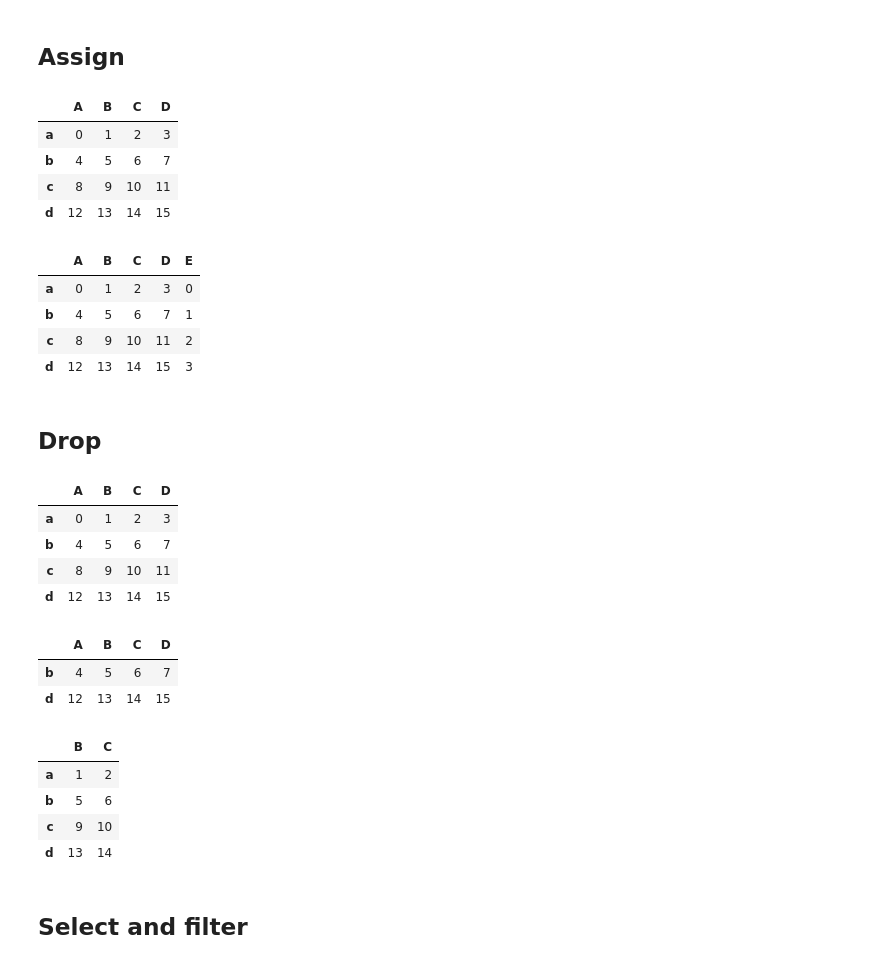
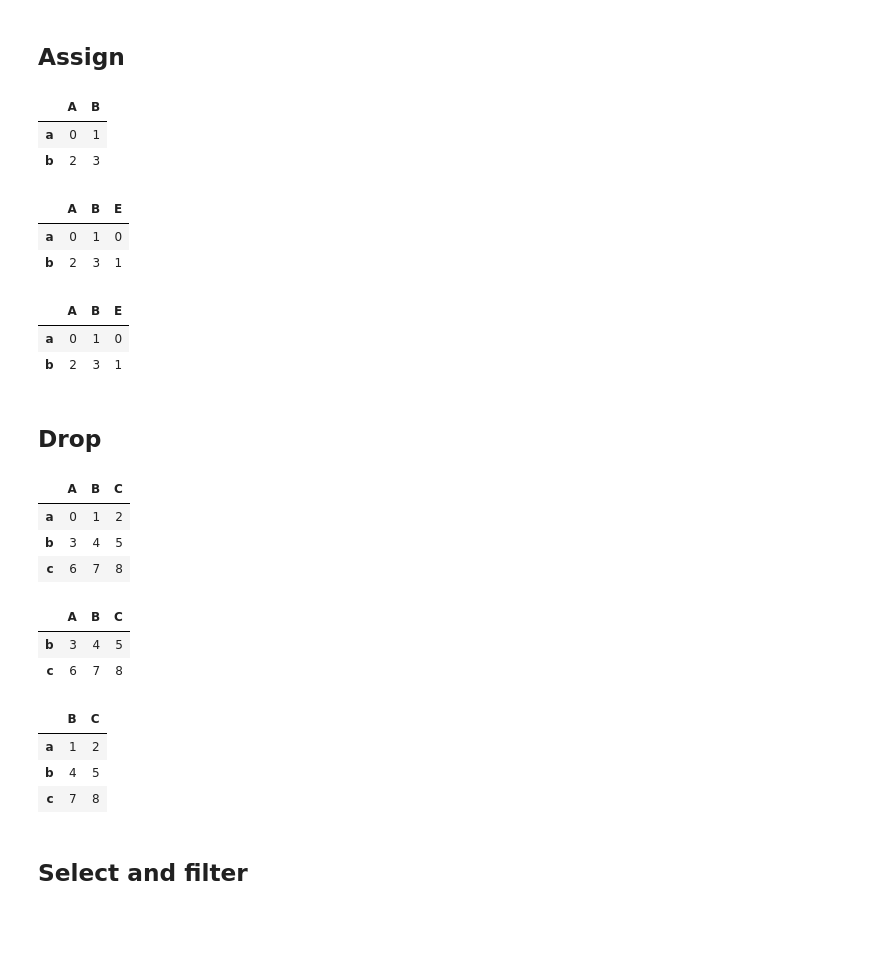
Before and after one commit to boyuan-li/BL-data-processing, a Jupyter notebook: Pandas.ipynb, the cells around one changed output. Saved outputs shown, nothing was run; the diff lists cells and outputs as text; code cells hidden in the pictures; blank space fills up the shorter version.

```diff
--- a/Pandas.ipynb
+++ b/Pandas.ipynb
@@ -746,51 +630,52 @@ df.set_index(['c','d']).reset_index()
 # %% [markdown]
 ## Assign
 # %%
-df = pd.DataFrame(np.arange(16).reshape((4,4)),
-                  index = ['a', 'b','c','d'],
-                  columns = ['A','B','C','D'])
+df = pd.DataFrame(np.arange(4).reshape((2,2)),
+                  index = ['a', 'b'],
+                  columns = ['A','B'])
 df
 # %% [output]
-|  | A | B | C | D |
-| a | 0 | 1 | 2 | 3 |
-| b | 4 | 5 | 6 | 7 |
-| c | 8 | 9 | 10 | 11 |
-| d | 12 | 13 | 14 | 15 |
+|  | A | B |
+| a | 0 | 1 |
+| b | 2 | 3 |
 # %%
-df.assign(E = np.arange(4))
+df.assign(E = np.arange(2))
 # %% [output]
-|  | A | B | C | D | E |
-| a | 0 | 1 | 2 | 3 | 0 |
-| b | 4 | 5 | 6 | 7 | 1 |
-| c | 8 | 9 | 10 | 11 | 2 |
-| d | 12 | 13 | 14 | 15 | 3 |
+|  | A | B | E |
+| a | 0 | 1 | 0 |
+| b | 2 | 3 | 1 |
+# %%
+df['E'] = np.arange(2)
+df
+# %% [output]
+|  | A | B | E |
+| a | 0 | 1 | 0 |
+| b | 2 | 3 | 1 |
 # %% [markdown]
 ## Drop
 # %%
-df = pd.DataFrame(np.arange(16).reshape((4,4)),
-                  index = ['a', 'b','c','d'],
-                  columns = ['A','B','C','D'])
+df = pd.DataFrame(np.arange(9).reshape((3,3)),
+                  index = ['a', 'b','c'],
+                  columns = ['A','B','C'])
 df
 # %% [output]
-|  | A | B | C | D |
-| a | 0 | 1 | 2 | 3 |
-| b | 4 | 5 | 6 | 7 |
-| c | 8 | 9 | 10 | 11 |
-| d | 12 | 13 | 14 | 15 |
+|  | A | B | C |
+| a | 0 | 1 | 2 |
+| b | 3 | 4 | 5 |
+| c | 6 | 7 | 8 |
 # %%
-df.drop(['a','c'], axis = 0)
+df.drop(['a'], axis = 0)
 # %% [output]
-|  | A | B | C | D |
-| b | 4 | 5 | 6 | 7 |
-| d | 12 | 13 | 14 | 15 |
+|  | A | B | C |
+| b | 3 | 4 | 5 |
+| c | 6 | 7 | 8 |
 # %%
-df.drop(['A','D'], axis = 1)
+df.drop(['A'], axis = 1)
 # %% [output]
 |  | B | C |
 | a | 1 | 2 |
-| b | 5 | 6 |
-| c | 9 | 10 |
-| d | 13 | 14 |
+| b | 4 | 5 |
+| c | 7 | 8 |
 # %% [markdown]
 ## Select and filter
 # %%
```
Also changed, not shown: parts of 160 cells of this notebook.
